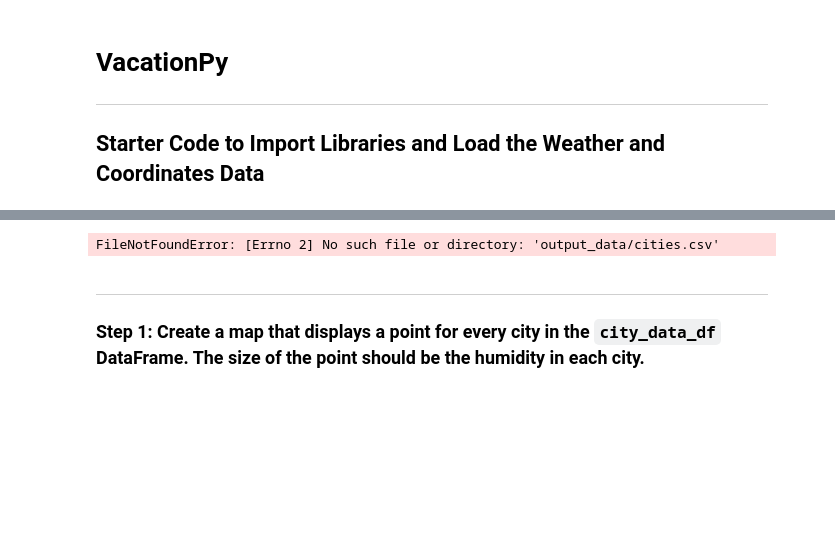
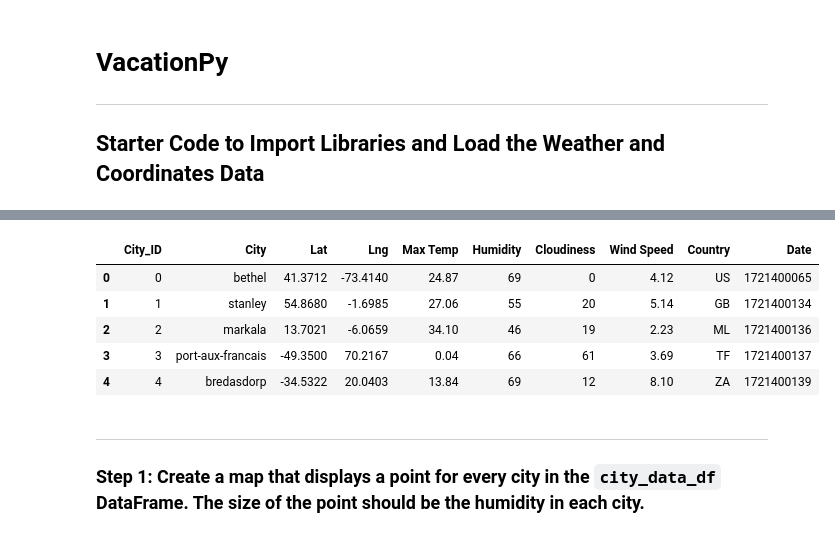
Before and after one commit to lukejjacobs/python-api-challenge, a Jupyter notebook: WeatherPy/VacationPy.ipynb, the cells around one changed output, grey strips where cells are left out. Saved outputs shown, nothing was run; the diff lists cells and outputs as text; code cells hidden in the pictures; blank space fills up the shorter version.

```diff
--- a/WeatherPy/VacationPy.ipynb
+++ b/WeatherPy/VacationPy.ipynb
@@ -17,12 +17,17 @@ from api_keys import geoapify_key
 [interactive output not drawn]
 # %%
 # Load the CSV file created in Part 1 into a Pandas DataFrame
-city_data_df = pd.read_csv("output_data/cities.csv")
+city_data_df = pd.read_csv(r"C:\Users\lukej\OneDrive\Documents\GitHub\python-api-challenge\output_data\cities.csv")
 
 # Display sample data
 city_data_df.head()
 # %% [output]
-FileNotFoundError: [Errno 2] No such file or directory: 'output_data/cities.csv'
+|  | City_ID | City | Lat | Lng | Max Temp | Humidity | Cloudiness | Wind Speed | Country | Date |
+| 0 | 0 | bethel | 41.3712 | -73.4140 | 24.87 | 69 | 0 | 4.12 | US | 1721400065 |
+| 1 | 1 | stanley | 54.8680 | -1.6985 | 27.06 | 55 | 20 | 5.14 | GB | 1721400134 |
+| 2 | 2 | markala | 13.7021 | -6.0659 | 34.10 | 46 | 19 | 2.23 | ML | 1721400136 |
+| 3 | 3 | port-aux-francais | -49.3500 | 70.2167 | 0.04 | 66 | 61 | 3.69 | TF | 1721400137 |
+| 4 | 4 | bredasdorp | -34.5322 | 20.0403 | 13.84 | 69 | 12 | 8.10 | ZA | 1721400139 |
 # %% [markdown]
 ---
 
```
Also changed, not shown: parts of 7 cells of this notebook, 5 other files.
